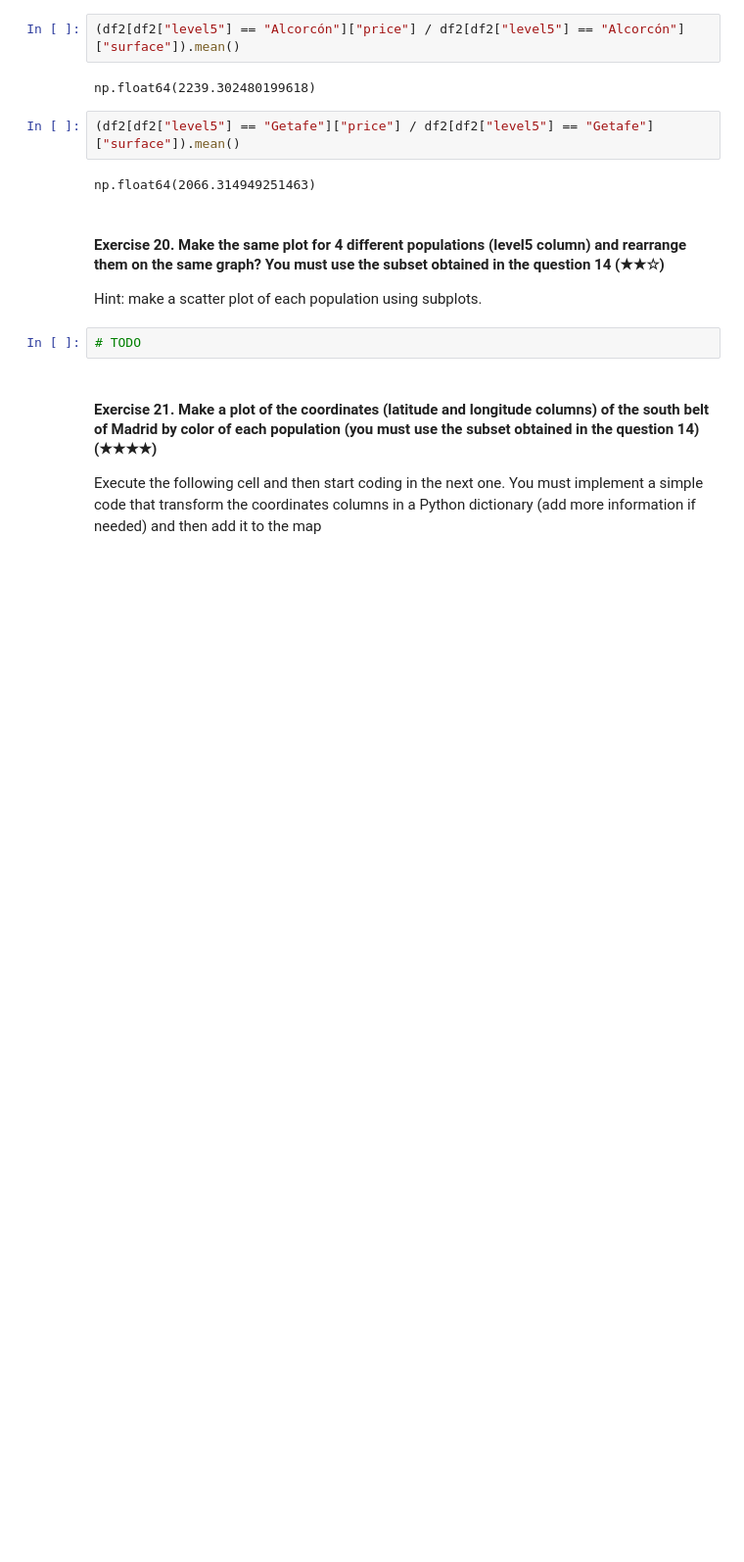
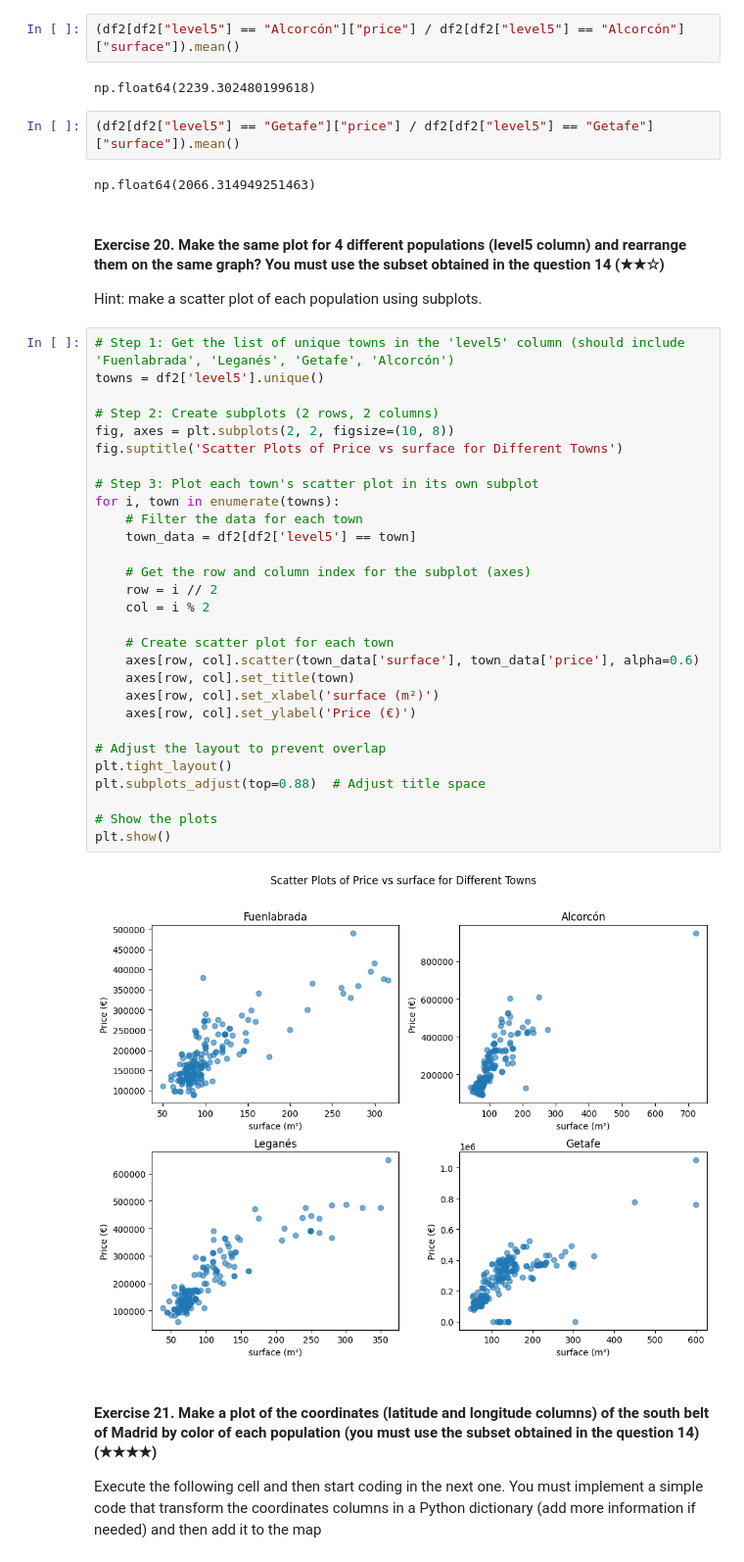
Before and after one commit to OleMater/realestate-datacleanup-exercise, a Jupyter notebook: project.ipynb, the cells around one changed output. Shown at 98% size. Drawn from its saved outputs; the diff is of its cells as text; blank space fills up the shorter version.

```diff
--- a/project.ipynb
+++ b/project.ipynb
@@ -354,7 +355,36 @@ np.float64(2066.314949251463)
 #### Exercise 20. Make the same plot for 4 different populations (level5 column) and rearrange them on the same graph? You must use the subset obtained in the question 14 (★★☆)
 Hint: make a scatter plot of each population using subplots.
 # %%
-# TODO
+# Step 1: Get the list of unique towns in the 'level5' column (should include 'Fuenlabrada', 'Leganés', 'Getafe', 'Alcorcón')
+towns = df2['level5'].unique()
+
+# Step 2: Create subplots (2 rows, 2 columns)
+fig, axes = plt.subplots(2, 2, figsize=(10, 8))
+fig.suptitle('Scatter Plots of Price vs surface for Different Towns')
+
+# Step 3: Plot each town's scatter plot in its own subplot
+for i, town in enumerate(towns):
+    # Filter the data for each town
+    town_data = df2[df2['level5'] == town]
+
+    # Get the row and column index for the subplot (axes)
+    row = i // 2
+    col = i % 2
+
+    # Create scatter plot for each town
+    axes[row, col].scatter(town_data['surface'], town_data['price'], alpha=0.6)
+    axes[row, col].set_title(town)
+    axes[row, col].set_xlabel('surface (m²)')
+    axes[row, col].set_ylabel('Price (€)')
+
+# Adjust the layout to prevent overlap
+plt.tight_layout()
+plt.subplots_adjust(top=0.88)  # Adjust title space
+
+# Show the plots
+plt.show()
+# %% [output]
+[figure, added]
 # %% [markdown]
 #### Exercise 21. Make a plot of the coordinates (latitude and longitude columns) of the south belt of Madrid by color of each population (you must use the subset obtained in the question 14) (★★★★)
 
```
Also changed, not shown: parts of 3 cells of this notebook.
